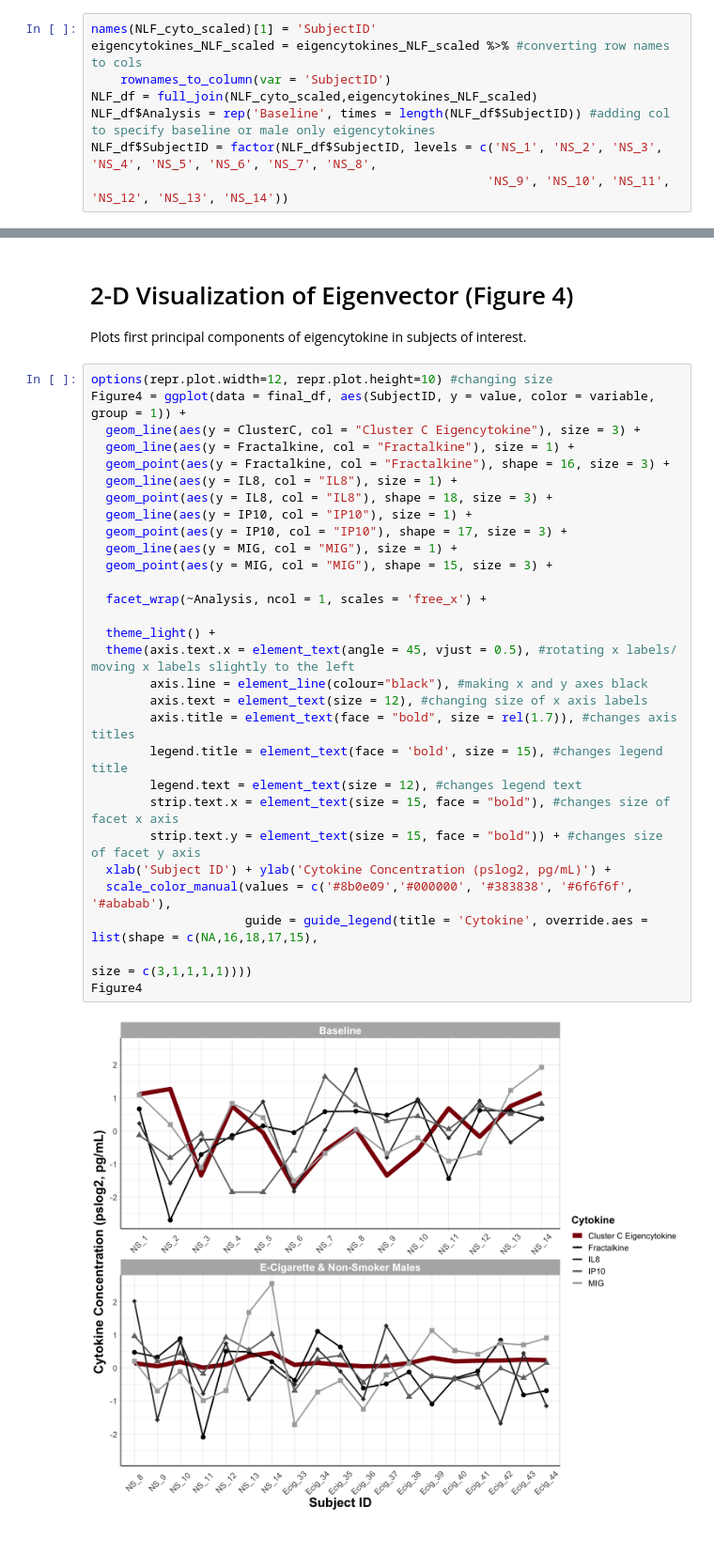
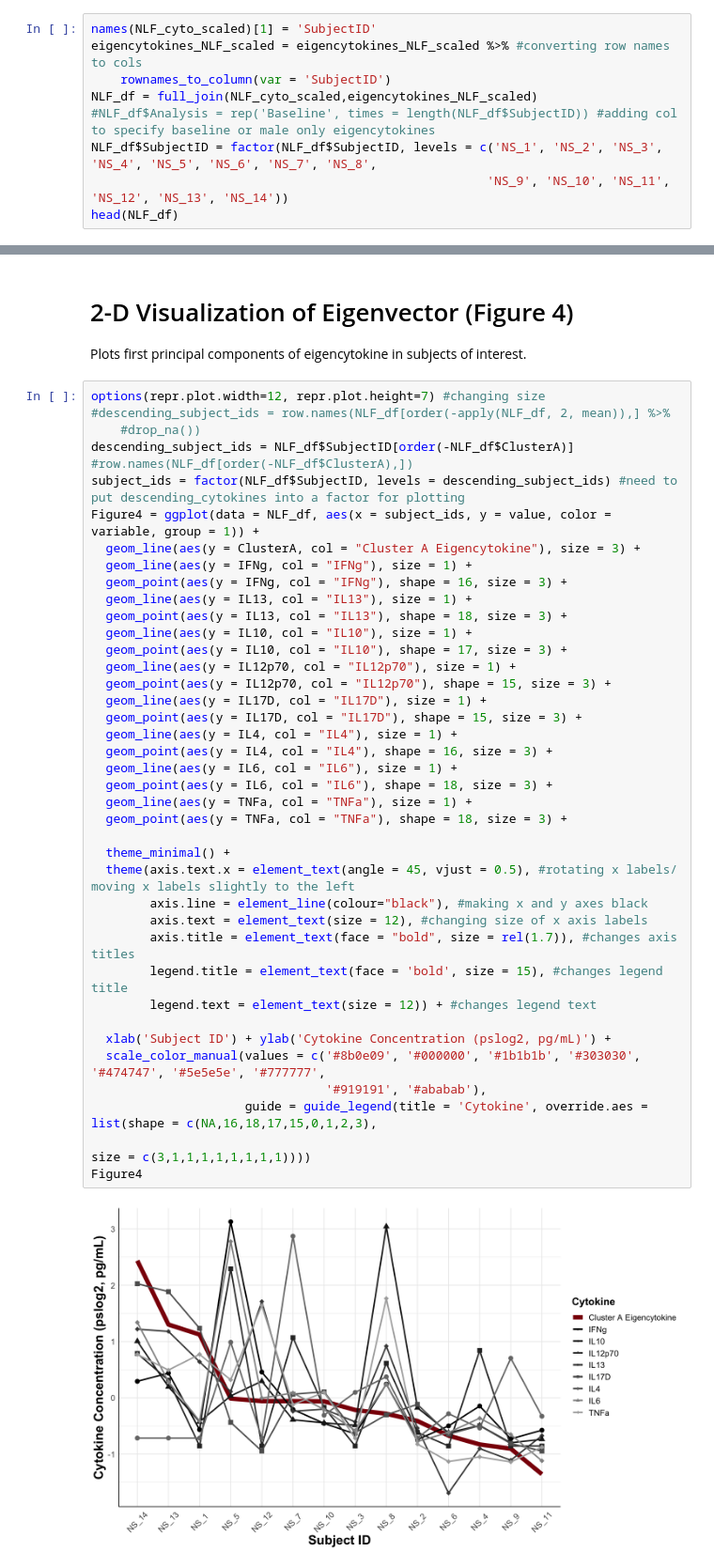
Before and after one commit to Ragerlab/Script_for_Cytokine-Signature-Clusters-as-a-Tool-to-Compare-Changes-associated-with-Tobacco-Product-, a Jupyter notebook: Cluster Analysis/Baseline Eigencytokines (Figure 4).ipynb, the cells around one changed output, grey strips where cells are left out. Shown at 94% size. Drawn from its saved outputs; the diff is of its cells as text; blank space fills up the shorter version.

```diff
--- a/Cluster Analysis/Baseline Eigencytokines (Figure 4).ipynb
+++ b/Cluster Analysis/Baseline Eigencytokines (Figure 4).ipynb
@@ -269,8 +268,9 @@ names(NLF_cyto_scaled)[1] = 'SubjectID'
 eigencytokines_NLF_scaled = eigencytokines_NLF_scaled %>% #converting row names to cols
     rownames_to_column(var = 'SubjectID')
 NLF_df = full_join(NLF_cyto_scaled,eigencytokines_NLF_scaled)
-NLF_df$Analysis = rep('Baseline', times = length(NLF_df$SubjectID)) #adding col to specify baseline or male only eigencytokines
+#NLF_df$Analysis = rep('Baseline', times = length(NLF_df$SubjectID)) #adding col to specify baseline or male only eigencytokines
 NLF_df$SubjectID = factor(NLF_df$SubjectID, levels = c('NS_1', 'NS_2', 'NS_3', 'NS_4', 'NS_5', 'NS_6', 'NS_7', 'NS_8',
                                                       'NS_9', 'NS_10', 'NS_11', 'NS_12', 'NS_13', 'NS_14'))
+head(NLF_df)
 # %% [output]
 Joining, by = "SubjectID"
@@ -325,36 +288,46 @@ A data.frame: 6 × 26
 
 Plots first principal components of eigencytokine in subjects of interest.
 # %%
-options(repr.plot.width=12, repr.plot.height=10) #changing size
-Figure4 = ggplot(data = final_df, aes(SubjectID, y = value, color = variable, group = 1)) +
-  geom_line(aes(y = ClusterC, col = "Cluster C Eigencytokine"), size = 3) +
-  geom_line(aes(y = Fractalkine, col = "Fractalkine"), size = 1) +
-  geom_point(aes(y = Fractalkine, col = "Fractalkine"), shape = 16, size = 3) +
-  geom_line(aes(y = IL8, col = "IL8"), size = 1) +
-  geom_point(aes(y = IL8, col = "IL8"), shape = 18, size = 3) +
-  geom_line(aes(y = IP10, col = "IP10"), size = 1) +
-  geom_point(aes(y = IP10, col = "IP10"), shape = 17, size = 3) +
-  geom_line(aes(y = MIG, col = "MIG"), size = 1) +
-  geom_point(aes(y = MIG, col = "MIG"), shape = 15, size = 3) +
+options(repr.plot.width=12, repr.plot.height=7) #changing size
+#descending_subject_ids = row.names(NLF_df[order(-apply(NLF_df, 2, mean)),] %>%
+    #drop_na())
+descending_subject_ids = NLF_df$SubjectID[order(-NLF_df$ClusterA)] #row.names(NLF_df[order(-NLF_df$ClusterA),])
+subject_ids = factor(NLF_df$SubjectID, levels = descending_subject_ids) #need to put descending_cytokines into a factor for plotting
+Figure4 = ggplot(data = NLF_df, aes(x = subject_ids, y = value, color = variable, group = 1)) +
+  geom_line(aes(y = ClusterA, col = "Cluster A Eigencytokine"), size = 3) +
+  geom_line(aes(y = IFNg, col = "IFNg"), size = 1) +
+  geom_point(aes(y = IFNg, col = "IFNg"), shape = 16, size = 3) +
+  geom_line(aes(y = IL13, col = "IL13"), size = 1) +
+  geom_point(aes(y = IL13, col = "IL13"), shape = 18, size = 3) +
+  geom_line(aes(y = IL10, col = "IL10"), size = 1) +
+  geom_point(aes(y = IL10, col = "IL10"), shape = 17, size = 3) +
+  geom_line(aes(y = IL12p70, col = "IL12p70"), size = 1) +
+  geom_point(aes(y = IL12p70, col = "IL12p70"), shape = 15, size = 3) +
+  geom_line(aes(y = IL17D, col = "IL17D"), size = 1) +
+  geom_point(aes(y = IL17D, col = "IL17D"), shape = 15, size = 3) +
+  geom_line(aes(y = IL4, col = "IL4"), size = 1) +
+  geom_point(aes(y = IL4, col = "IL4"), shape = 16, size = 3) +
+  geom_line(aes(y = IL6, col = "IL6"), size = 1) +
+  geom_point(aes(y = IL6, col = "IL6"), shape = 18, size = 3) +
+  geom_line(aes(y = TNFa, col = "TNFa"), size = 1) +
+  geom_point(aes(y = TNFa, col = "TNFa"), shape = 18, size = 3) +
 
-  facet_wrap(~Analysis, ncol = 1, scales = 'free_x') +
-
-  theme_light() +
+  theme_minimal() +
   theme(axis.text.x = element_text(angle = 45, vjust = 0.5), #rotating x labels/ moving x labels slightly to the left
         axis.line = element_line(colour="black"), #making x and y axes black
         axis.text = element_text(size = 12), #changing size of x axis labels
         axis.title = element_text(face = "bold", size = rel(1.7)), #changes axis titles
         legend.title = element_text(face = 'bold', size = 15), #changes legend title
-        legend.text = element_text(size = 12), #changes legend text
-        strip.text.x = element_text(size = 15, face = "bold"), #changes size of facet x axis
-        strip.text.y = element_text(size = 15, face = "bold")) + #changes size of facet y axis
+        legend.text = element_text(size = 12)) + #changes legend text
+
   xlab('Subject ID') + ylab('Cytokine Concentration (pslog2, pg/mL)') +
-  scale_color_manual(values = c('#8b0e09','#000000', '#383838', '#6f6f6f', '#ababab'),
-                     guide = guide_legend(title = 'Cytokine', override.aes = list(shape = c(NA,16,18,17,15),
-                                                                                   size = c(3,1,1,1,1))))
+  scale_color_manual(values = c('#8b0e09', '#000000', '#1b1b1b', '#303030', '#474747', '#5e5e5e', '#777777',
+                                '#919191', '#ababab'),
+                     guide = guide_legend(title = 'Cytokine', override.aes = list(shape = c(NA,16,18,17,15,0,1,2,3),
+                                                                                   size = c(3,1,1,1,1,1,1,1,1))))
 Figure4
 # %% [output]
-[figure, old version]
+[figure, new version]
 # %%
 ggsave(Figure4,
        filename = 'Figure4.pdf',
```
Also changed, not shown: parts of 7 cells of this notebook.
